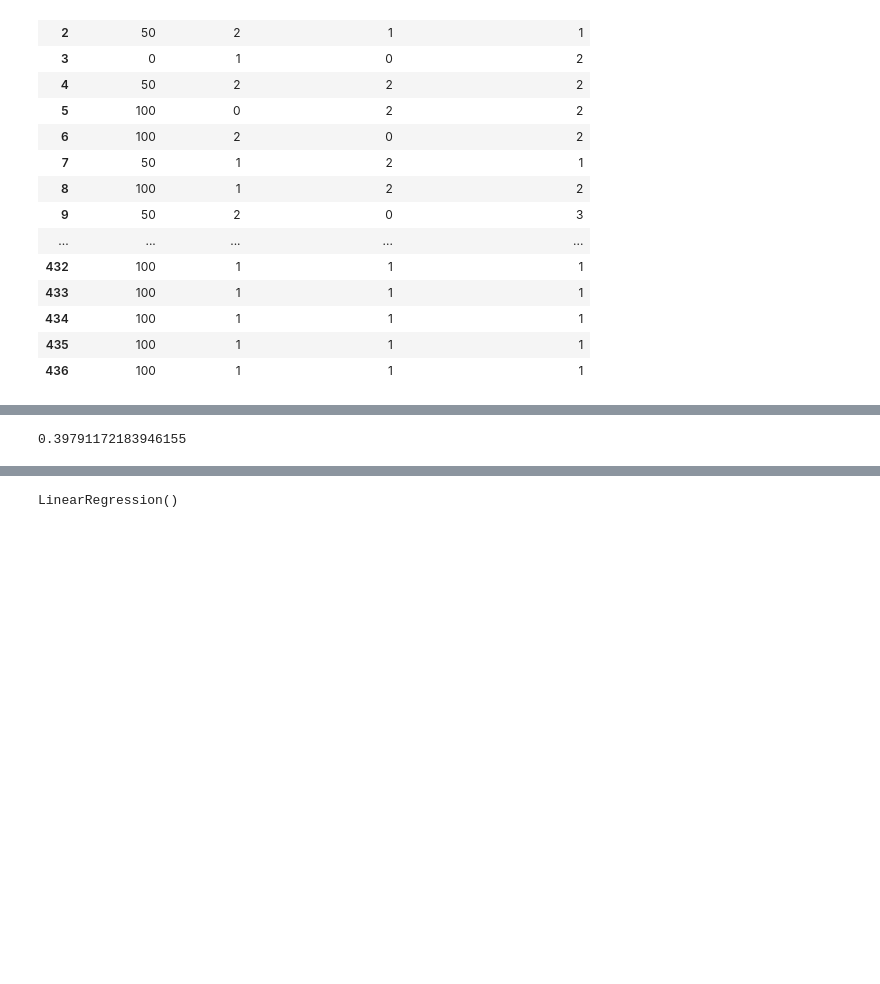
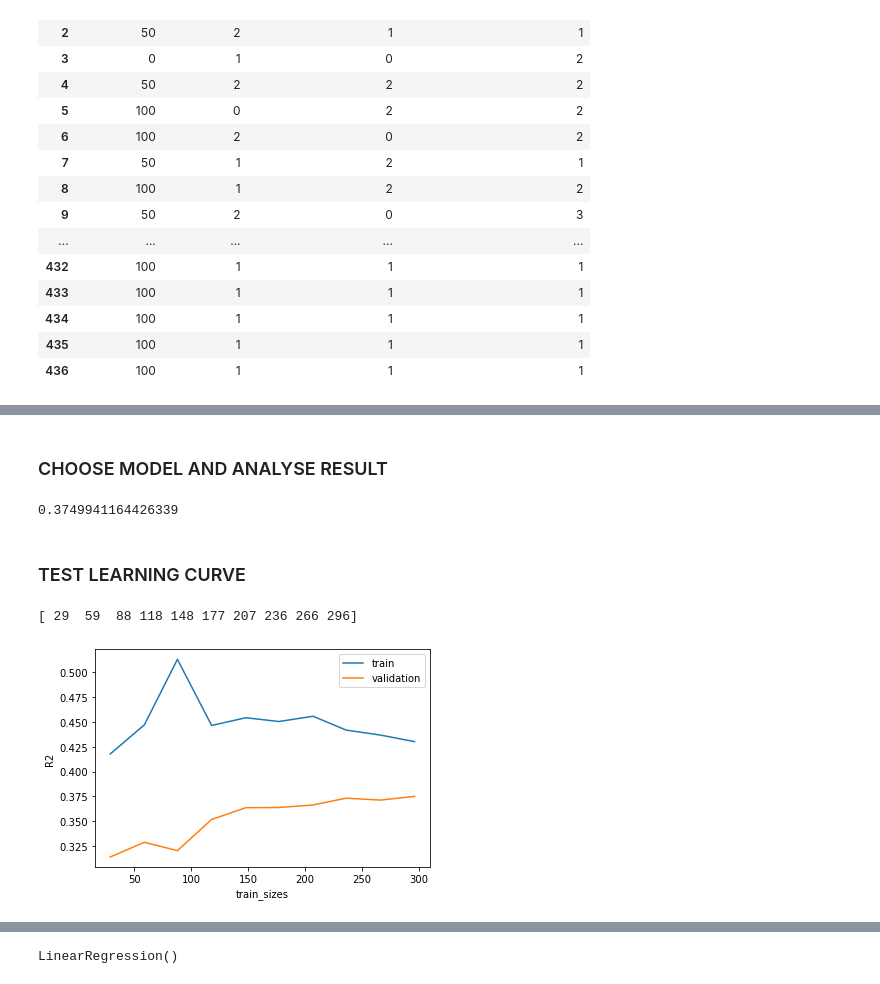
Before and after one commit to alexisflipo/api_final_project, a Jupyter notebook: src/ml_scripts/ds_salary_improvement.ipynb, the cells around one changed output, grey strips where cells are left out. Drawn from its saved outputs; the diff is of its cells as text; code cells hidden in the pictures; blank space fills up the shorter version.

```diff
--- a/src/ml_scripts/ds_salary_improvement.ipynb
+++ b/src/ml_scripts/ds_salary_improvement.ipynb
@@ -286,3 +306,5 @@ X
+# %% [markdown]
+### CHOOSE MODEL AND ANALYSE RESULT
 # %%
 from sklearn.linear_model import LinearRegression
 from sklearn.ensemble import RandomForestRegressor
@@ -294,4 +317,4 @@ X_train, X_test, y_train, y_test = train_test_split(X, y, test_size=0.3, random_
 # %%
-cross_val_score(LinearRegression(),X_train,y_train, cv=5).mean()
+cross_val_score(lr_1,X_train,y_train, cv=5).mean()
 # %% [output]
-0.39791172183946155
+0.3749941164426339
@@ -299,0 +321,15 @@ lr_1 = LinearRegression()
+# %% [markdown]
+### TEST LEARNING CURVE
+# %%
+N, train_score, val_score = learning_curve(lr_1, X_train, y_train,
+                                           train_sizes=np.linspace(0.1, 1, 10), cv=5)
+
+print(N)
+plt.plot(N, train_score.mean(axis=1), label='train')
+plt.plot(N, val_score.mean(axis=1), label='validation')
+plt.xlabel('train_sizes')
+plt.ylabel('R2')
+plt.legend();
+# %% [output]
+[ 29  59  88 118 148 177 207 236 266 296]
+[figure, added]
```
Also changed, not shown: parts of 15 cells of this notebook, 2 other files.
